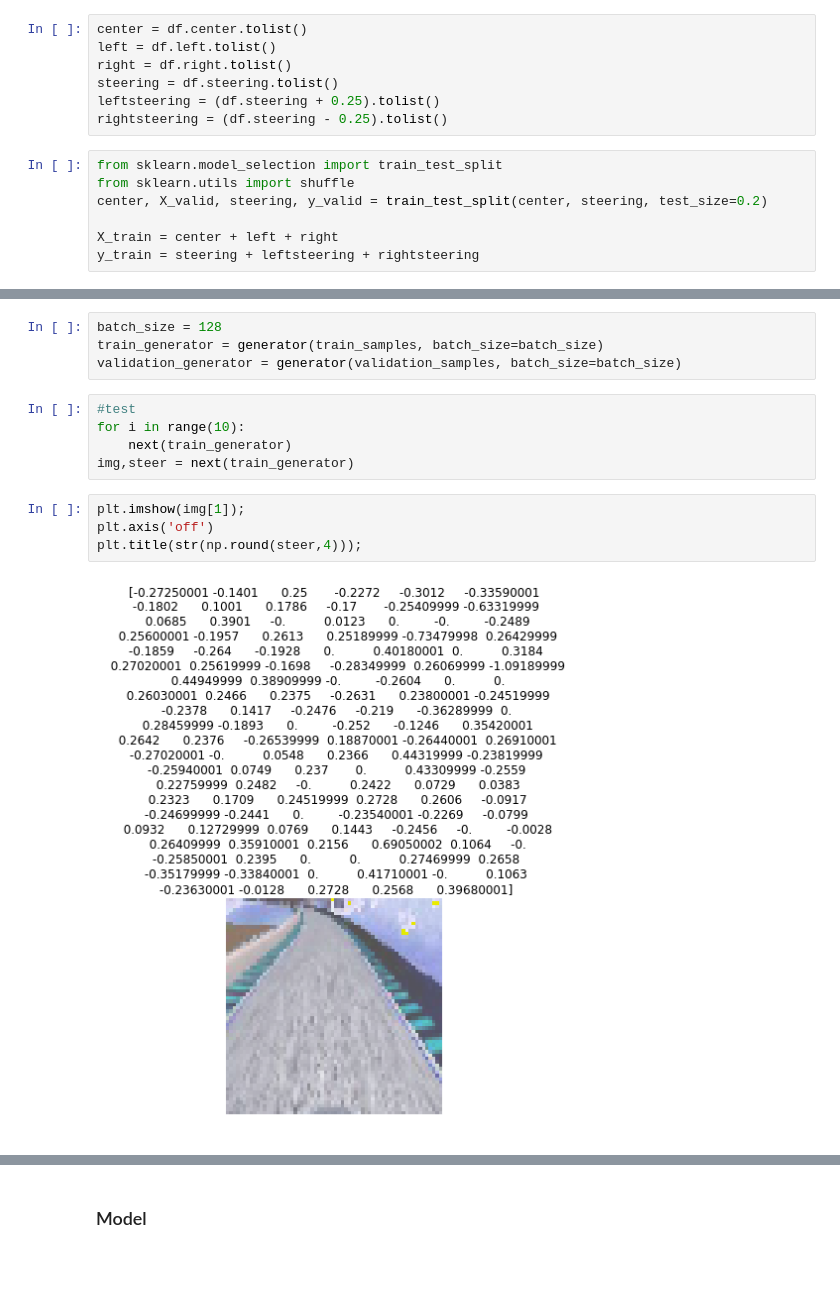
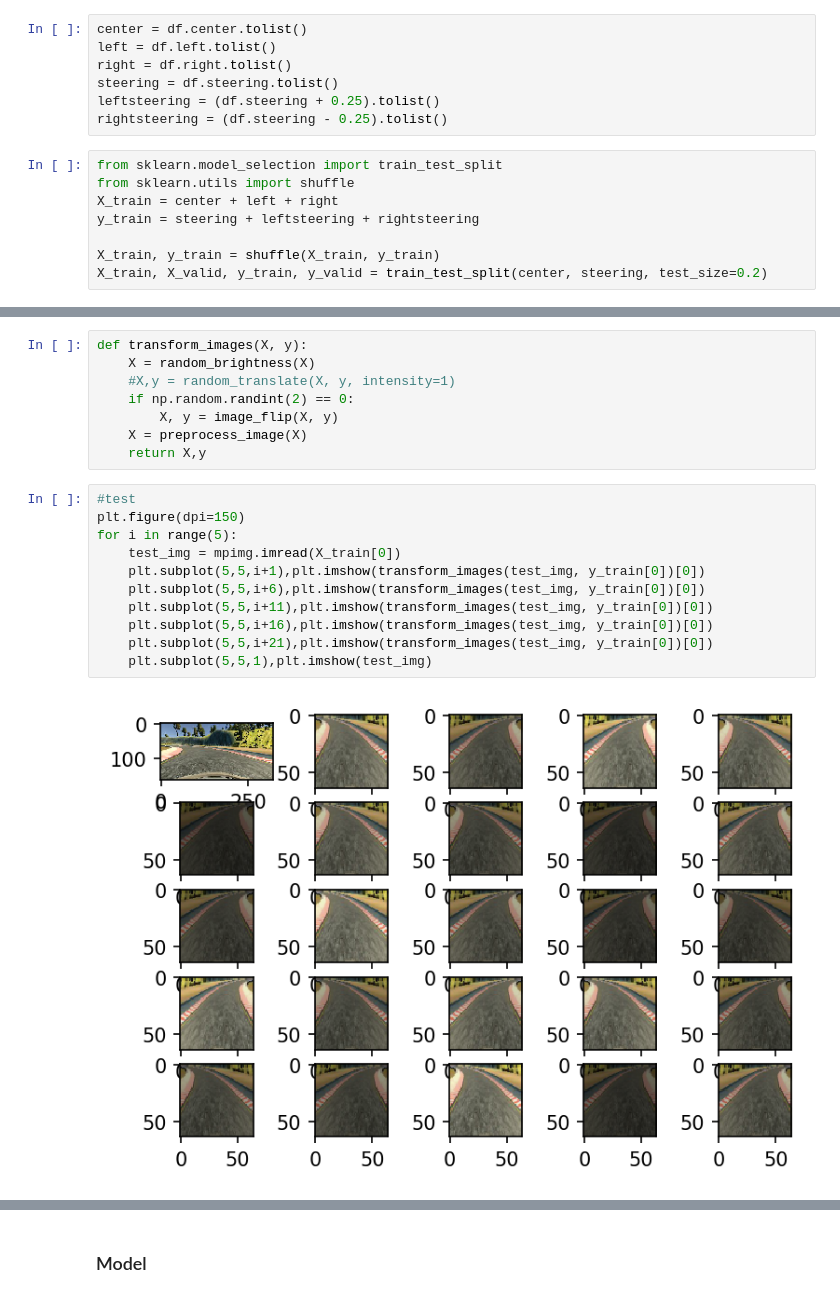
Before and after one commit to jaeoh2/self-driving-car-nd, a Jupyter notebook: CarND-Behavioral-Cloning-P3/Behavioral-Cloning.ipynb, the cells around one changed output, grey strips where cells are left out. Saved outputs shown, nothing was run; the diff lists cells and outputs as text; blank space fills up the shorter version.

Commit message:
update model training

```diff
--- a/CarND-Behavioral-Cloning-P3/Behavioral-Cloning.ipynb
+++ b/CarND-Behavioral-Cloning-P3/Behavioral-Cloning.ipynb
@@ -130,7 +223,8 @@ rightsteering = (df.steering - 0.25).tolist()
 # %%
 from sklearn.model_selection import train_test_split
 from sklearn.utils import shuffle
-center, X_valid, steering, y_valid = train_test_split(center, steering, test_size=0.2)
-
 X_train = center + left + right
 y_train = steering + leftsteering + rightsteering
+
+X_train, y_train = shuffle(X_train, y_train)
+X_train, X_valid, y_train, y_valid = train_test_split(center, steering, test_size=0.2)
@@ -245,15 +231,21 @@ def generator(df, batch_size=128):
-# %%
-batch_size = 128
-train_generator = generator(train_samples, batch_size=batch_size)
-validation_generator = generator(validation_samples, batch_size=batch_size)
-# %%
-#test
-for i in range(10):
-    next(train_generator)
-img,steer = next(train_generator)
-# %%
-plt.imshow(img[1]);
-plt.axis('off')
-plt.title(str(np.round(steer,4)));
-# %% [output]
-[figure, removed]
+# %%
+def transform_images(X, y):
+    X = random_brightness(X)
+    #X,y = random_translate(X, y, intensity=1)
+    if np.random.randint(2) == 0:
+        X, y = image_flip(X, y)
+    X = preprocess_image(X)
+    return X,y
+# %%
+#test
+plt.figure(dpi=150)
+for i in range(5):
+    test_img = mpimg.imread(X_train[0])
+    plt.subplot(5,5,i+1),plt.imshow(transform_images(test_img, y_train[0])[0])
+    plt.subplot(5,5,i+6),plt.imshow(transform_images(test_img, y_train[0])[0])
+    plt.subplot(5,5,i+11),plt.imshow(transform_images(test_img, y_train[0])[0])
+    plt.subplot(5,5,i+16),plt.imshow(transform_images(test_img, y_train[0])[0])
+    plt.subplot(5,5,i+21),plt.imshow(transform_images(test_img, y_train[0])[0])
+    plt.subplot(5,5,1),plt.imshow(test_img)
+# %% [output]
+[figure, added]
```
Also changed, not shown: parts of 25 cells of this notebook.
